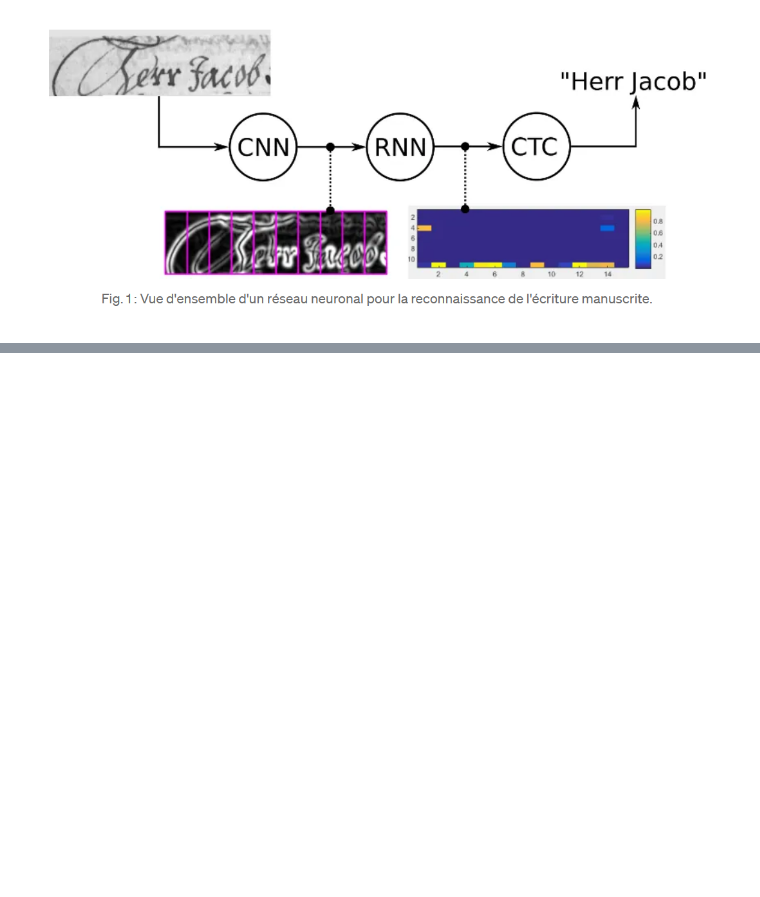
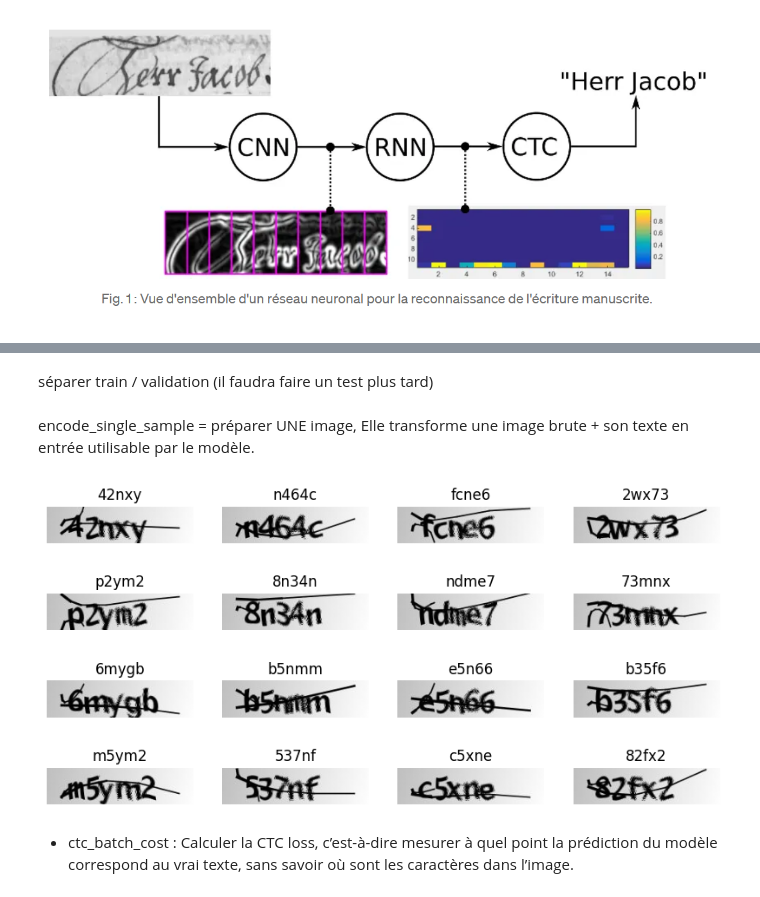
Before and after one commit to aasavel/Captchas-Automatic-Resolution, a Jupyter notebook: notebook/notebook3.ipynb, the cells around one changed output, grey strips where cells are left out. Drawn from its saved outputs; the diff is of its cells as text; code cells hidden in the pictures; blank space fills up the shorter version.

Commit message:
amelioration model

```diff
--- a/notebook/notebook3.ipynb
+++ b/notebook/notebook3.ipynb
@@ -27,0 +113,2 @@ print(keras.__version__)
+# %% [markdown]
+séparer train / validation (il faudra faire un test plus tard)
@@ -27,0 +133,49 @@ print(keras.__version__)
+# %% [markdown]
+encode_single_sample =  préparer UNE image, Elle transforme une image brute + son texte en entrée utilisable par le modèle.
+# %%
+def encode_single_sample(img_path, label):
+    # 1. Read image
+    img = tf.io.read_file(img_path)
+    # 2. Decode and convert to grayscale
+    img = tf.io.decode_png(img, channels=1)
+    # 3. Convert to float32 in [0, 1] range
+    img = tf.image.convert_image_dtype(img, tf.float32)
+    # 4. Resize to the desired size
+    img = ops.image.resize(img, [img_height, img_width])
+    # 5. Transpose the image because we want the time
+    # dimension to correspond to the width of the image.
+    img = ops.transpose(img, axes=[1, 0, 2])
+    # 6. Map the characters in label to numbers
+    label = char_to_num(tf.strings.unicode_split(label, input_encoding="UTF-8"))
+    # 7. Return a dict as our model is expecting two inputs
+    return {"image": img, "label": label}
+# %%
+train_dataset = tf.data.Dataset.from_tensor_slices((x_train, y_train)) # on creer un lazy dataset, les image sont chargé au moment du modele pour gain de memoir eet performance
+train_dataset = (
+    train_dataset.map(encode_single_sample, num_parallel_calls=tf.data.AUTOTUNE) # On transforme l'image brut en tensor pret pour le modèle
+    .batch(batch_size) # on entraine pas le modele image par image mais des batch d'un coup (=16 images + 16 lables) à chaque epoch le modele voit tt le dataset et taite 16 par 16 images
+    .prefetch(buffer_size=tf.data.AUTOTUNE) # pendant que le modèle s’entraîne sur le batch N, TensorFlow prépare le batch N+1
+)
+
+validation_dataset = tf.data.Dataset.from_tensor_slices((x_valid, y_valid))
+validation_dataset = (
+    validation_dataset.map(encode_single_sample, num_parallel_calls=tf.data.AUTOTUNE)
+    .batch(batch_size)
+    .prefetch(buffer_size=tf.data.AUTOTUNE)
+)
+# %%
+_, ax = plt.subplots(4, 4, figsize=(10, 5))
+for batch in train_dataset.take(1):
+    images = batch["image"]
+    labels = batch["label"]
+    for i in range(16):
+        img = (images[i] * 255).numpy().astype("uint8")
+        label = tf.strings.reduce_join(num_to_char(labels[i])).numpy().decode("utf-8")
+        ax[i // 4, i % 4].imshow(img[:, :, 0].T, cmap="gray")
+        ax[i // 4, i % 4].set_title(label)
+        ax[i // 4, i % 4].axis("off")
+plt.show()
+# %% [output]
+[figure, added]
+# %% [markdown]
+- ctc_batch_cost : Calculer la CTC loss, c’est-à-dire mesurer à quel point la prédiction du modèle correspond au vrai texte, sans savoir où sont les caractères dans l’image.
```
Also changed, not shown: parts of 21 cells of this notebook, 5 other files.
